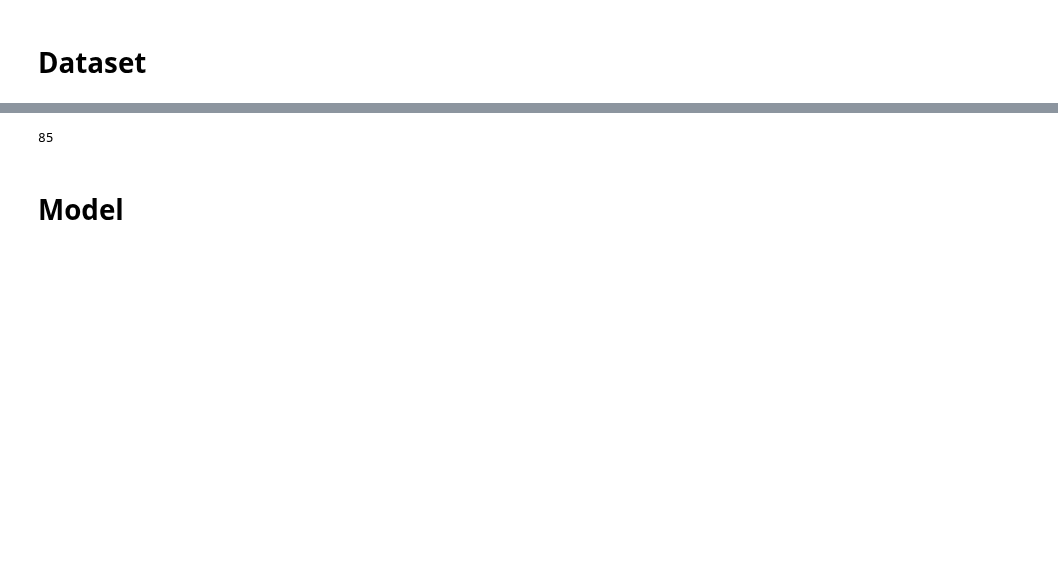
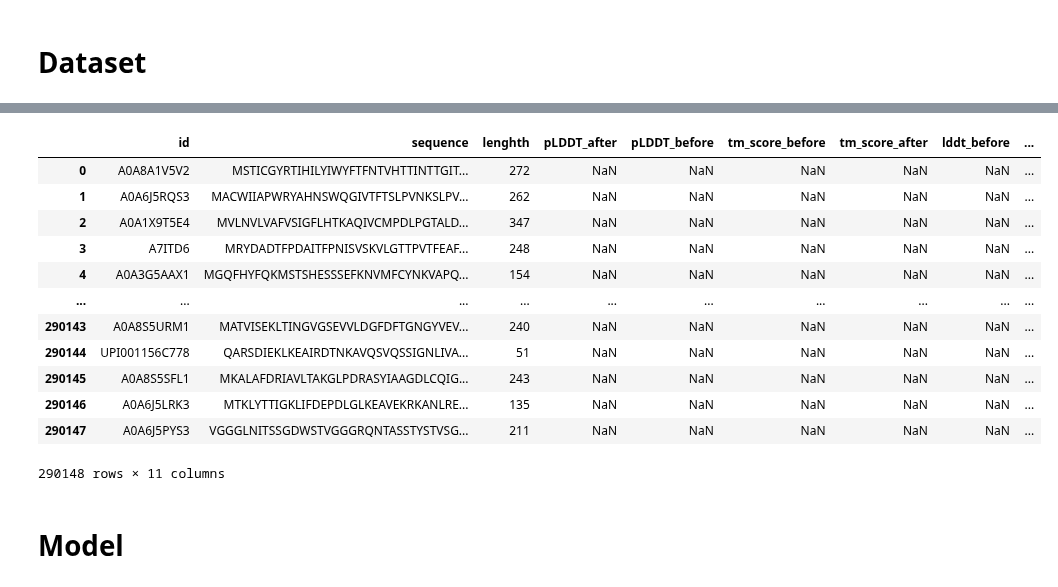
Before and after one commit to pimenol/ProteinTTT, a Jupyter notebook: notebooks/Bfvd.ipynb, the cells around one changed output, grey strips where cells are left out. Saved outputs shown, nothing was run; the diff lists cells and outputs as text; code cells hidden in the pictures; blank space fills up the shorter version.

```diff
--- a/notebooks/Bfvd.ipynb
+++ b/notebooks/Bfvd.ipynb
@@ -51,0 +70,16 @@ df.pLDDT_after.notna().sum()
+# %%
+df
+# %% [output]
+|  | id | sequence | lenghth | pLDDT_after | pLDDT_before | tm_score_before | tm_score_after | lddt_before | ... |
+| 0 | A0A8A1V5V2 | MSTICGYRTIHILYIWYFTFNTVHTTINTTGIT... | 272 | NaN | NaN | NaN | NaN | NaN | ... |
+| 1 | A0A6J5RQS3 | MACWIIAPWRYAHNSWQGIVTFTSLPVNKSLPV... | 262 | NaN | NaN | NaN | NaN | NaN | ... |
+| 2 | A0A1X9T5E4 | MVLNVLVAFVSIGFLHTKAQIVCMPDLPGTALD... | 347 | NaN | NaN | NaN | NaN | NaN | ... |
+| 3 | A7ITD6 | MRYDADTFPDAITFPNISVSKVLGTTPVTFEAF... | 248 | NaN | NaN | NaN | NaN | NaN | ... |
+| 4 | A0A3G5AAX1 | MGQFHYFQKMSTSHESSSEFKNVMFCYNKVAPQ... | 154 | NaN | NaN | NaN | NaN | NaN | ... |
+| ... | ... | ... | ... | ... | ... | ... | ... | ... | ... |
+| 290143 | A0A8S5URM1 | MATVISEKLTINGVGSEVVLDGFDFTGNGYVEV... | 240 | NaN | NaN | NaN | NaN | NaN | ... |
+| 290144 | UPI001156C778 | QARSDIEKLKEAIRDTNKAVQSVQSSIGNLIVA... | 51 | NaN | NaN | NaN | NaN | NaN | ... |
+| 290145 | A0A8S5SFL1 | MKALAFDRIAVLTAKGLPDRASYIAAGDLCQIG... | 243 | NaN | NaN | NaN | NaN | NaN | ... |
+| 290146 | A0A6J5LRK3 | MTKLYTTIGKLIFDEPDLGLKEAVEKRKANLRE... | 135 | NaN | NaN | NaN | NaN | NaN | ... |
+| 290147 | A0A6J5PYS3 | VGGGLNITSSGDWSTVGGGRQNTASSTYSTVSG... | 211 | NaN | NaN | NaN | NaN | NaN | ... |
+290148 rows × 11 columns
@@ -56,10 +101,6 @@ df.pLDDT_after.notna().sum()
 #         rows.append({"id": title, "seq": seq, "len": len(seq)})
 # df = pd.DataFrame(rows)
 # df.head(5)
-# %%
-df.query("len<400").shape[0]
-# %% [output]
-85
 # %% [markdown]
 # Model
 # %%
```
Also changed, not shown: parts of 21 cells of this notebook.
